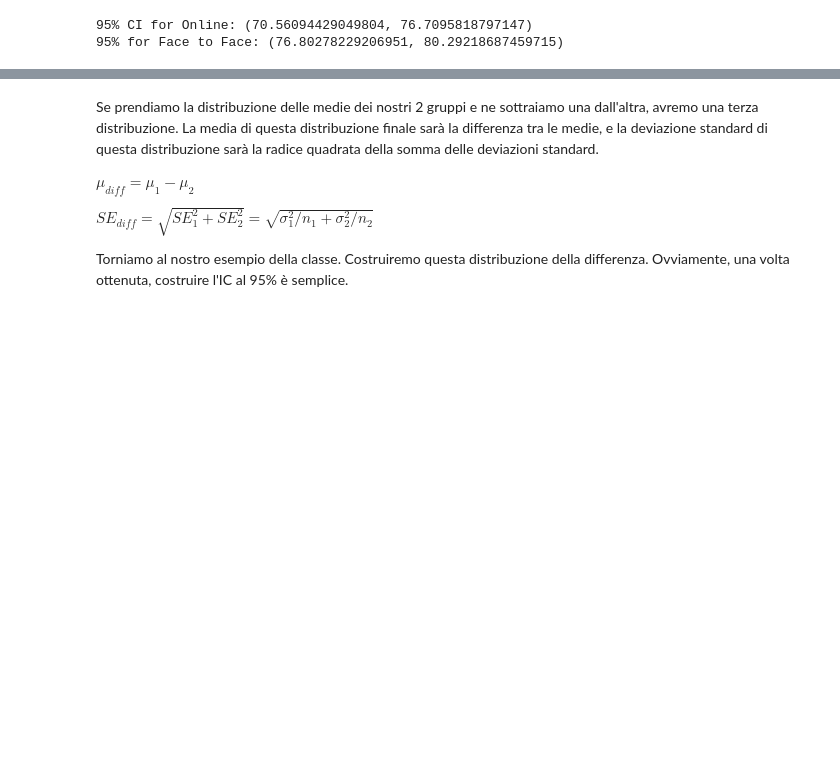
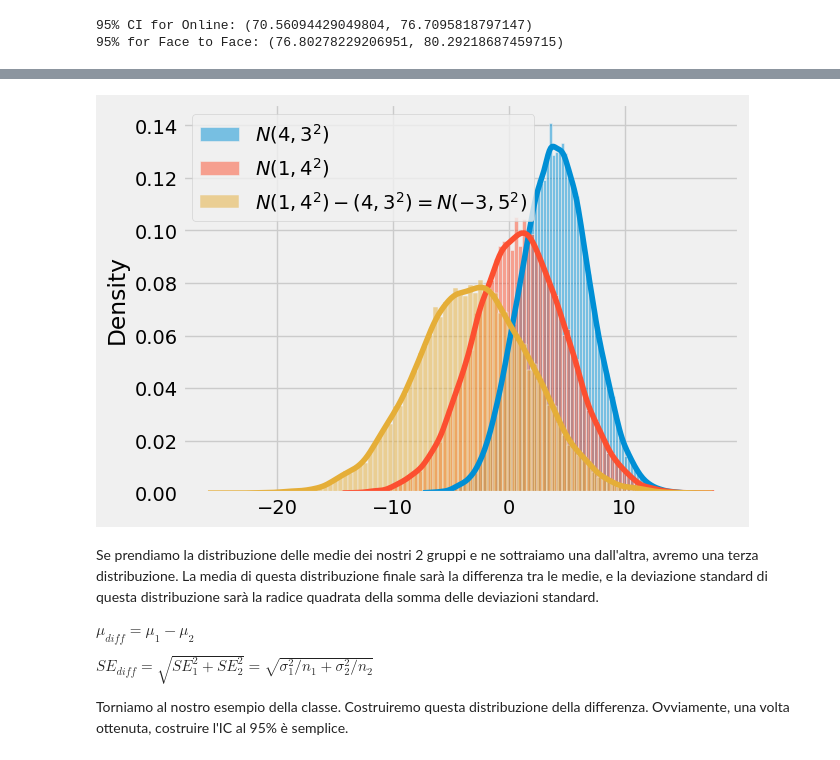
Before and after one commit to ndrini/python-causality-handbook, a Jupyter notebook: causal-inference-for-the-brave-and-true/03-Stats-Review-The-Most-Dangerous-Equation.ipynb, the cells around one changed output, grey strips where cells are left out. Cells and saved outputs as stored; diff of their text form; code cells hidden in the pictures; blank space fills up the shorter version.

```diff
--- a/causal-inference-for-the-brave-and-true/03-Stats-Review-The-Most-Dangerous-Equation.ipynb
+++ b/causal-inference-for-the-brave-and-true/03-Stats-Review-The-Most-Dangerous-Equation.ipynb
@@ -265,3 +265,21 @@ plt.show()
+# %%
+import numpy as np
+import seaborn as sns
+import matplotlib.pyplot as plt
+
+np.random.seed(123)
+n1 = np.random.normal(4, 3, 30000)
+n2 = np.random.normal(1, 4, 30000)
+n_diff = n2 - n1
+
+sns.histplot(n1, kde=True, stat="density", label="$N(4,3^2)$")
+sns.histplot(n2, kde=True, stat="density", label="$N(1,4^2)$")
+sns.histplot(n_diff, kde=True, stat="density", label=f"$N(1,4^2) - (4,3^2) = N(-3, 5^2)$")
+
+plt.legend()
+plt.show()
+# %% [output]
+[figure, added]
 # %% [markdown]
 Se prendiamo la distribuzione delle medie dei nostri 2 gruppi e ne sottraiamo una dall'altra, avremo una terza distribuzione. La media di questa distribuzione finale sarà la differenza tra le medie, e la deviazione standard di questa distribuzione sarà la radice quadrata della somma delle deviazioni standard.
 
```
Also changed, not shown: parts of 7 cells of this notebook.
